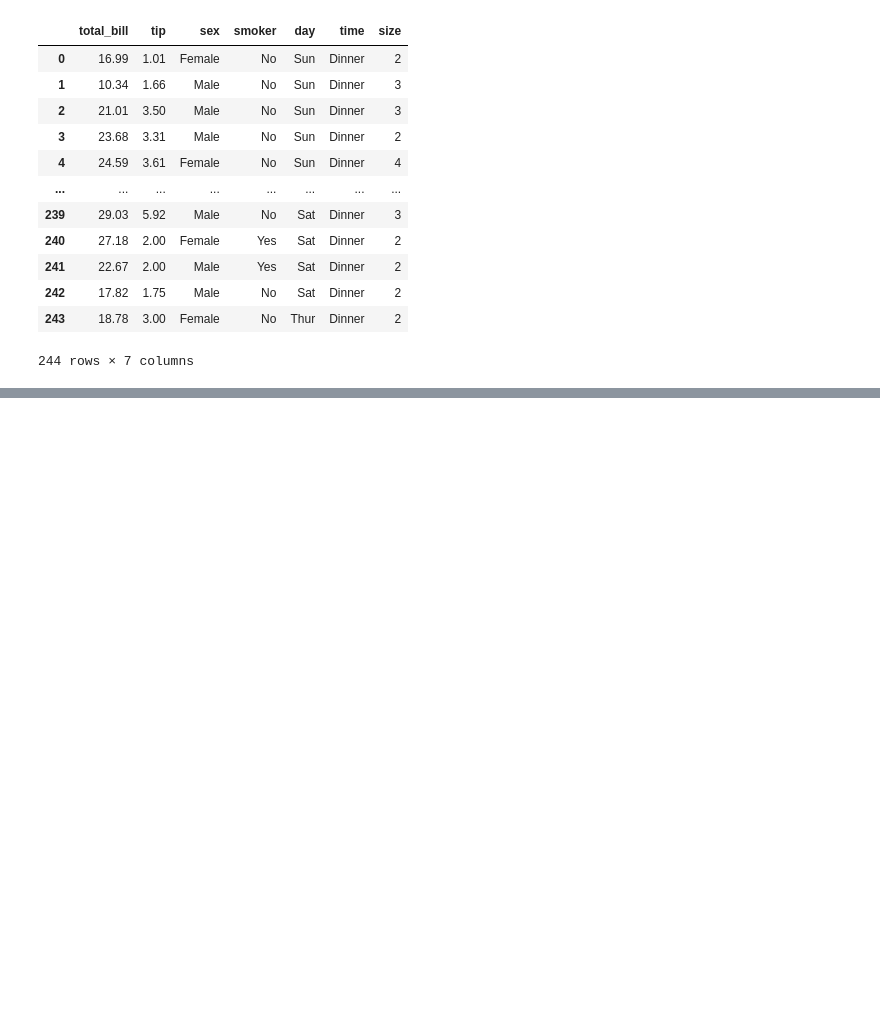
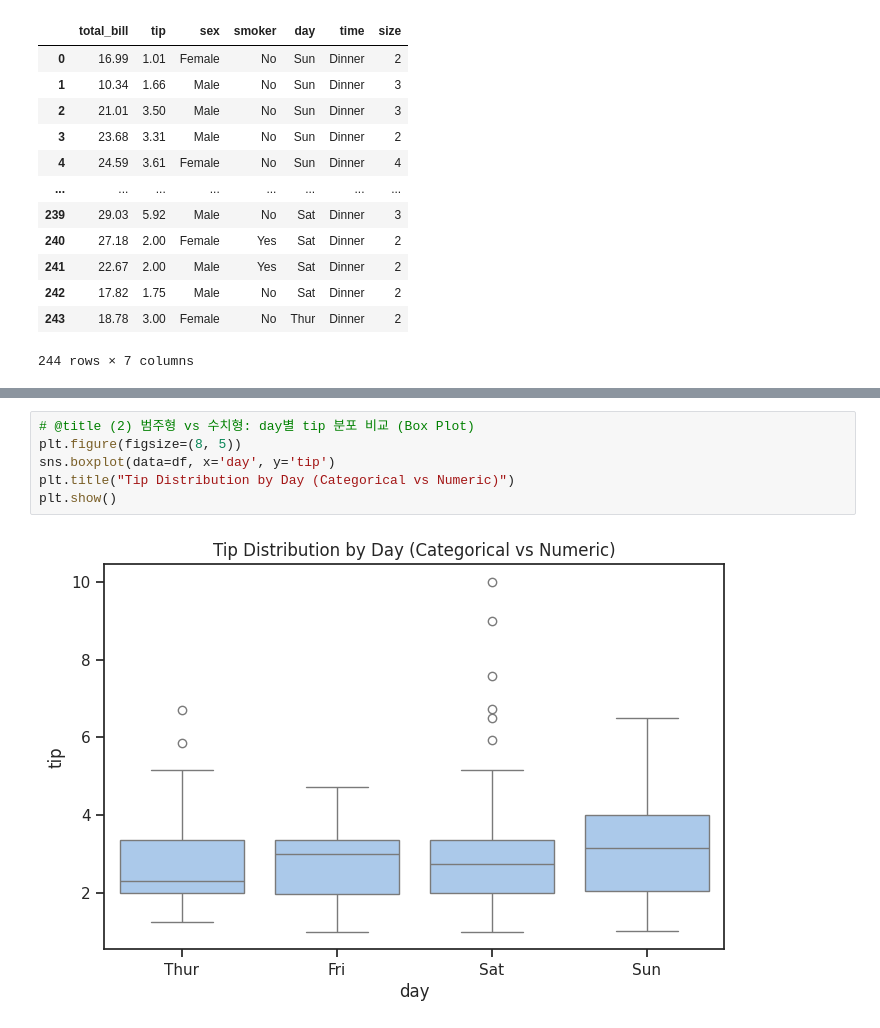
Before and after one commit to ancestor9/2026_Fall_Application-Deployment, a Jupyter notebook: Tasks/20261002.ipynb, the cells around one changed output, grey strips where cells are left out. Cells and saved outputs as stored; diff of their text form; blank space fills up the shorter version.

```diff
--- a/Tasks/20261002.ipynb
+++ b/Tasks/20261002.ipynb
@@ -64,0 +101,8 @@ id(tips)
+# %%
+# @title (2) 범주형 vs 수치형: day별 tip 분포 비교 (Box Plot)
+plt.figure(figsize=(8, 5))
+sns.boxplot(data=df, x='day', y='tip')
+plt.title("Tip Distribution by Day (Categorical vs Numeric)")
+plt.show()
+# %% [output]
+[figure, added]
```
Also changed, not shown: parts of 40 cells of this notebook.
